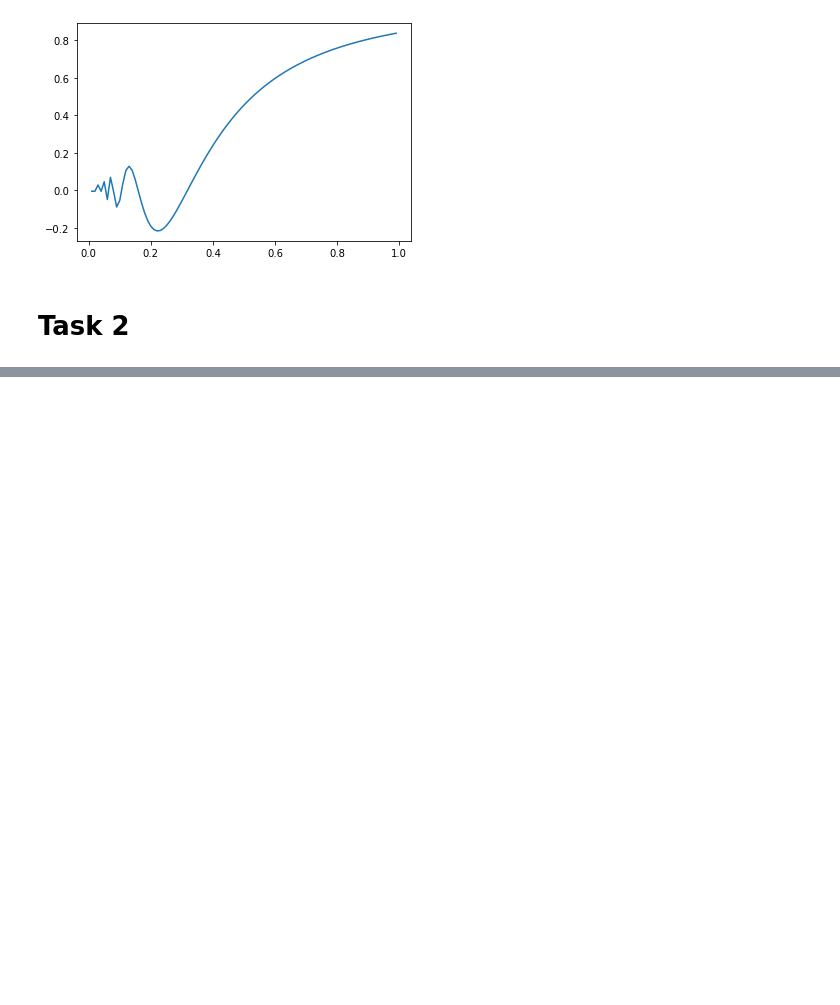
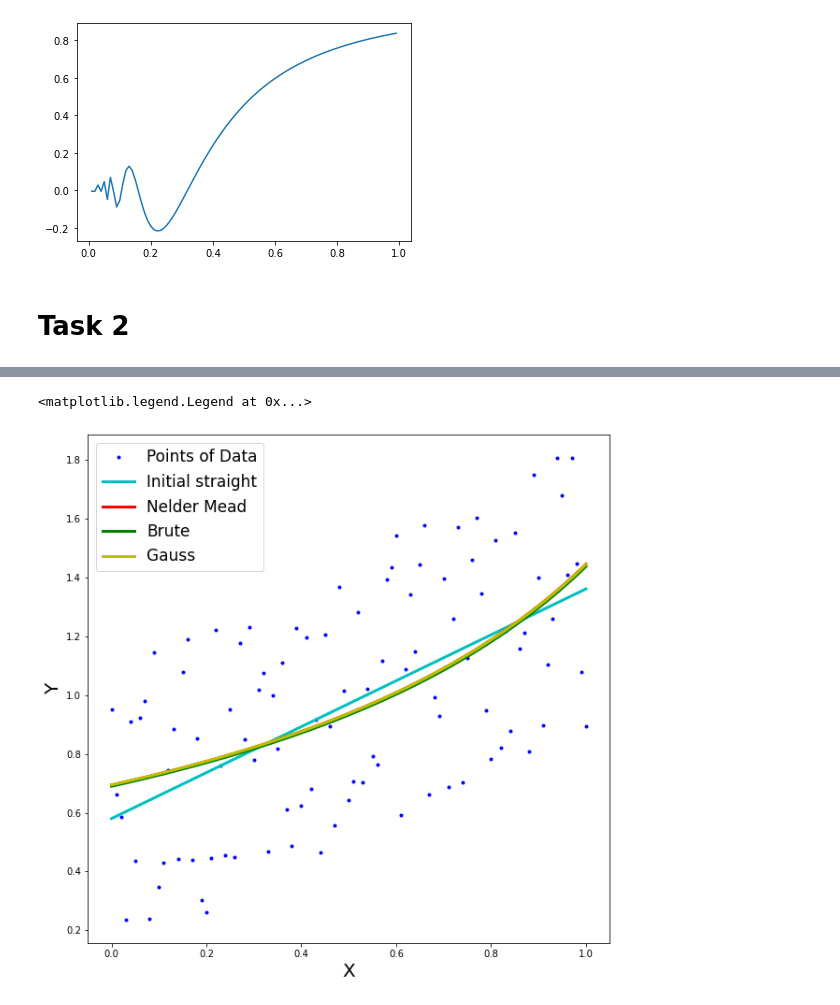
Before and after one commit to vvbark/algorithms-2021-labs, a Jupyter notebook: laboratory_2.ipynb, the cells around one changed output, grey strips where cells are left out. Saved outputs shown, nothing was run; the diff lists cells and outputs as text; code cells hidden in the pictures; blank space fills up the shorter version.

```diff
--- a/laboratory_2.ipynb
+++ b/laboratory_2.ipynb
@@ -216,0 +241,2 @@ plt.plot(x, f_rational(x, opt_rat_1.x[0], opt_rat_1.x[1]), 'r')
+# %%
+opt_rat_2 = brute_2d(least_squares, limits=((-10, 10), (-10, 10)), eps=0.01)
@@ -216,0 +275,13 @@ plt.plot(x, f_rational(x, opt_rat_1.x[0], opt_rat_1.x[1]), 'r')
+# %%
+plt.figure(figsize=(10,10))
+plt.plot(x, y, '.b', label="Points of Data")
+plt.xlabel("X", fontsize=20)
+plt.ylabel("Y", fontsize=20)
+plt.plot(x, a * x + b + 0.5, 'c', label="Initial straight", linewidth=3)
+plt.plot(x, f_rational(x, opt_rat_1.x[0], opt_rat_1.x[1]), 'r', label="Nelder Mead", linewidth=3)
+plt.plot(x, f_rational(x, opt_rat_2[0][0], opt_rat_2[0][1]), 'g', label="Brute", linewidth=3)
+plt.plot(x, f_rational(x, opt_rat_3[0], opt_rat_3[1]), 'y', label="Gauss", linewidth=3)
+plt.legend(fontsize=17)
+# %% [output]
+<matplotlib.legend.Legend at 0x...>
+[figure, added]
```
Also changed, not shown: parts of 19 cells of this notebook.
